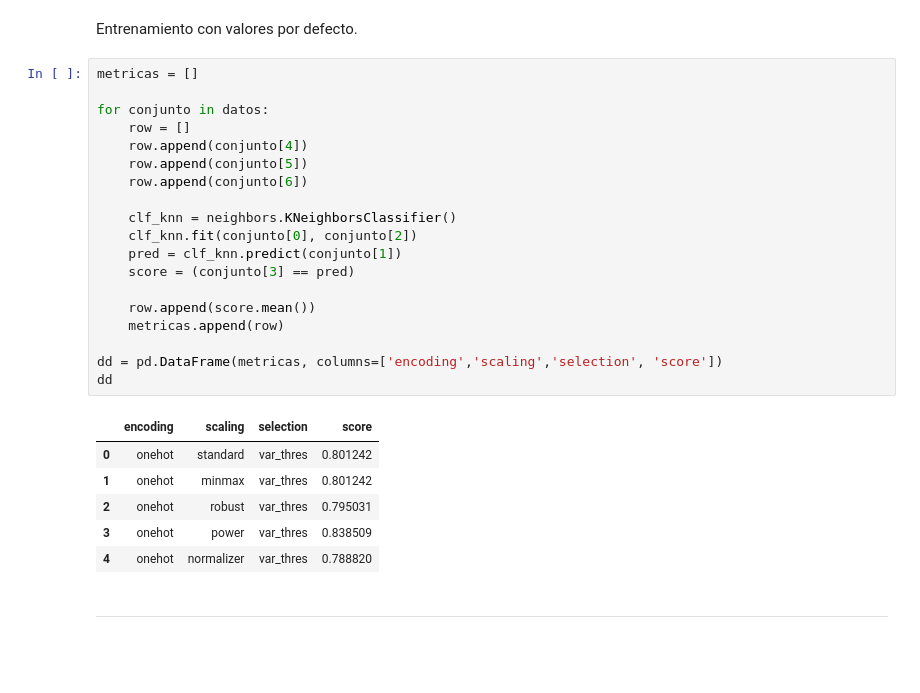
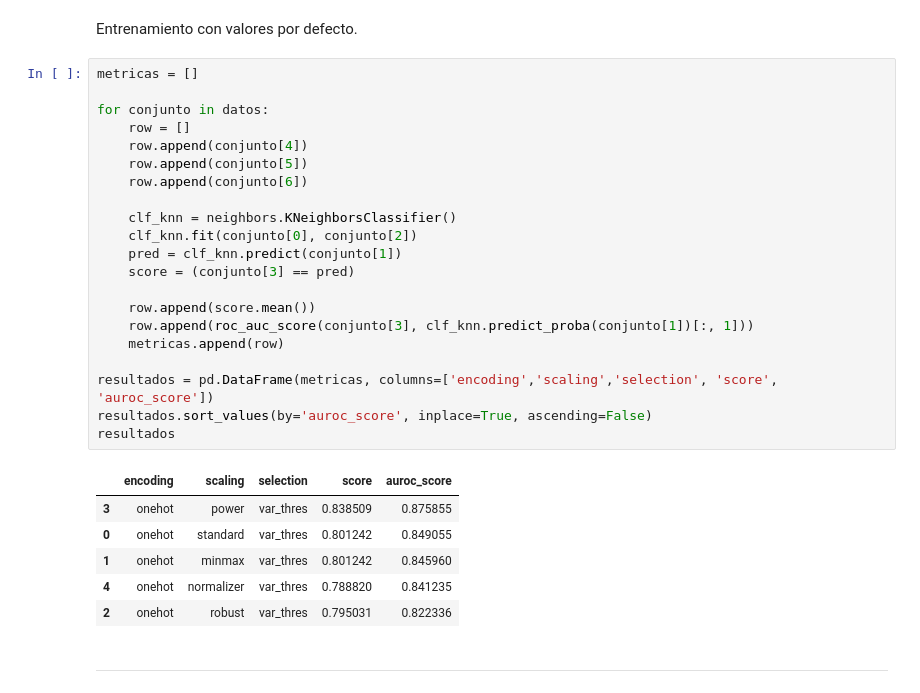
Before and after one commit to jalbarrac/datos-tp, a Jupyter notebook: TP2.ipynb, the cells around one changed output. Drawn from its saved outputs; the diff is of its cells as text; blank space fills up the shorter version.

```diff
--- a/TP2.ipynb
+++ b/TP2.ipynb
@@ -229,29 +290,31 @@ Entrenamiento con valores por defecto.
 # %%
 metricas = []
 
 for conjunto in datos:
     row = []
     row.append(conjunto[4])
     row.append(conjunto[5])
     row.append(conjunto[6])
 
     clf_knn = neighbors.KNeighborsClassifier()
     clf_knn.fit(conjunto[0], conjunto[2])
     pred = clf_knn.predict(conjunto[1])
     score = (conjunto[3] == pred)
 
     row.append(score.mean())
+    row.append(roc_auc_score(conjunto[3], clf_knn.predict_proba(conjunto[1])[:, 1]))
     metricas.append(row)
 
-dd = pd.DataFrame(metricas, columns=['encoding','scaling','selection', 'score'])
-dd
+resultados = pd.DataFrame(metricas, columns=['encoding','scaling','selection', 'score', 'auroc_score'])
+resultados.sort_values(by='auroc_score', inplace=True, ascending=False)
+resultados
 # %% [output]
-|  | encoding | scaling | selection | score |
-| 0 | onehot | standard | var_thres | 0.801242 |
-| 1 | onehot | minmax | var_thres | 0.801242 |
-| 2 | onehot | robust | var_thres | 0.795031 |
-| 3 | onehot | power | var_thres | 0.838509 |
-| 4 | onehot | normalizer | var_thres | 0.788820 |
+|  | encoding | scaling | selection | score | auroc_score |
+| 3 | onehot | power | var_thres | 0.838509 | 0.875855 |
+| 0 | onehot | standard | var_thres | 0.801242 | 0.849055 |
+| 1 | onehot | minmax | var_thres | 0.801242 | 0.845960 |
+| 4 | onehot | normalizer | var_thres | 0.788820 | 0.841235 |
+| 2 | onehot | robust | var_thres | 0.795031 | 0.822336 |
 # %% [markdown]
 ---
 # %% [markdown]
```
Also changed, not shown: parts of 35 cells of this notebook.
